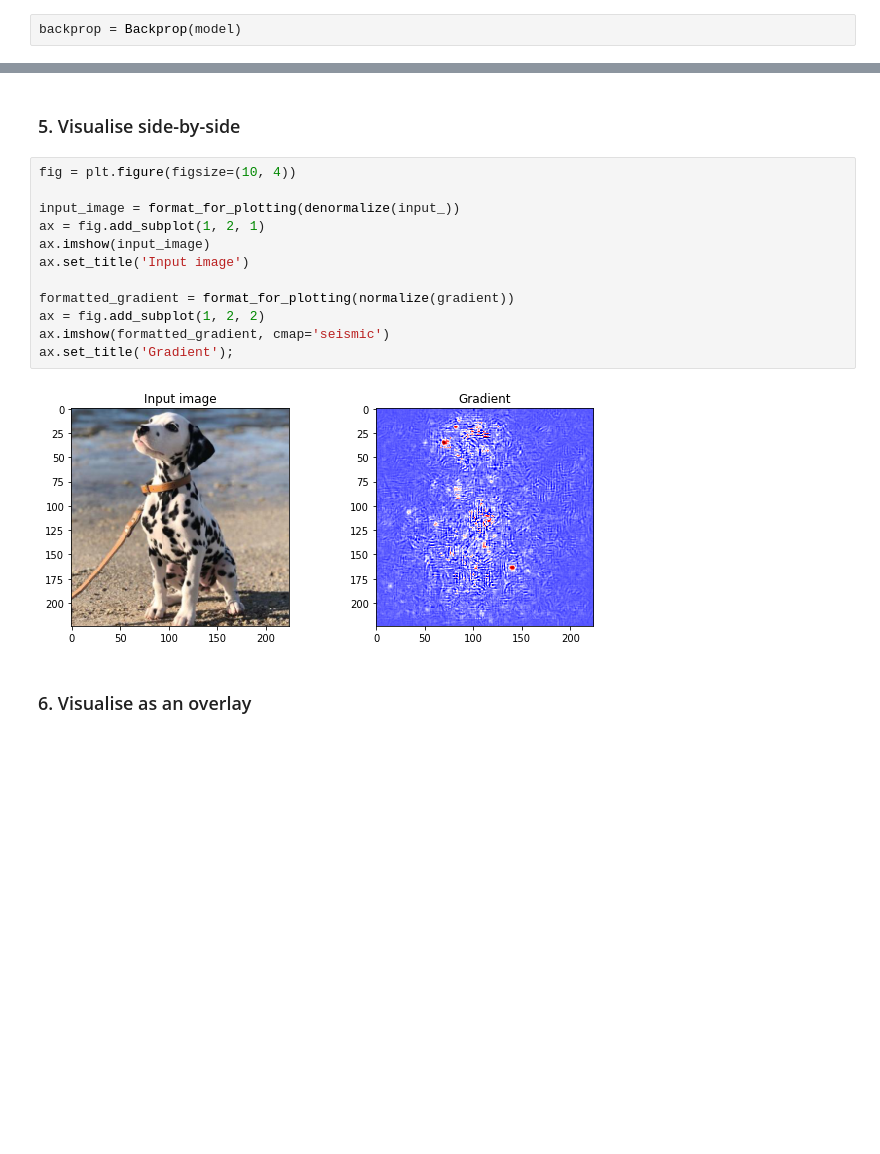
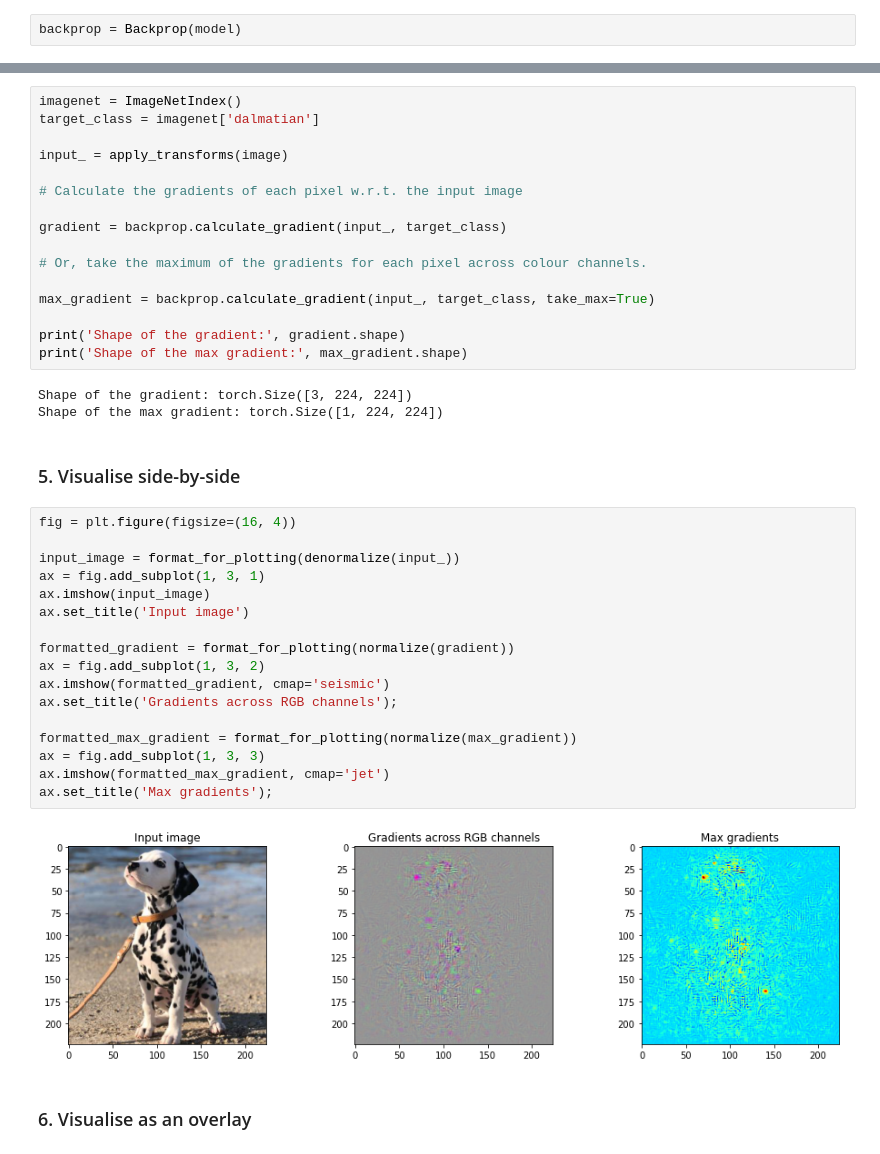
Before and after one commit to MisaOgura/flashtorch, a Jupyter notebook: examples/visualise_saliency_with_backprop.ipynb, the cells around one changed output, grey strips where cells are left out. Drawn from its saved outputs; the diff is of its cells as text; blank space fills up the shorter version.

Commit message:
Add an example of using take_max flag

```diff
--- a/examples/visualise_saliency_with_backprop.ipynb
+++ b/examples/visualise_saliency_with_backprop.ipynb
@@ -44,19 +41,43 @@ gradient = backprop.calculate_gradient(input_, target_class)
+# %%
+imagenet = ImageNetIndex()
+target_class = imagenet['dalmatian']
+
+input_ = apply_transforms(image)
+
+# Calculate the gradients of each pixel w.r.t. the input image
+
+gradient = backprop.calculate_gradient(input_, target_class)
+
+# Or, take the maximum of the gradients for each pixel across colour channels.
+
+max_gradient = backprop.calculate_gradient(input_, target_class, take_max=True)
+
+print('Shape of the gradient:', gradient.shape)
+print('Shape of the max gradient:', max_gradient.shape)
+# %% [output]
+Shape of the gradient: torch.Size([3, 224, 224])
+Shape of the max gradient: torch.Size([1, 224, 224])
 # %% [markdown]
 ### 5. Visualise side-by-side
 # %%
-fig = plt.figure(figsize=(10, 4))
+fig = plt.figure(figsize=(16, 4))
 
 input_image = format_for_plotting(denormalize(input_))
-ax = fig.add_subplot(1, 2, 1)
+ax = fig.add_subplot(1, 3, 1)
 ax.imshow(input_image)
 ax.set_title('Input image')
 
 formatted_gradient = format_for_plotting(normalize(gradient))
-ax = fig.add_subplot(1, 2, 2)
+ax = fig.add_subplot(1, 3, 2)
 ax.imshow(formatted_gradient, cmap='seismic')
-ax.set_title('Gradient');
+ax.set_title('Gradients across RGB channels');
+
+formatted_max_gradient = format_for_plotting(normalize(max_gradient))
+ax = fig.add_subplot(1, 3, 3)
+ax.imshow(formatted_max_gradient, cmap='jet')
+ax.set_title('Max gradients');
 # %% [output]
-[figure, old version]
+[figure, new version]
 # %% [markdown]
 ### 6. Visualise as an overlay
 # %%
```
Also changed, not shown: parts of 4 cells of this notebook.
